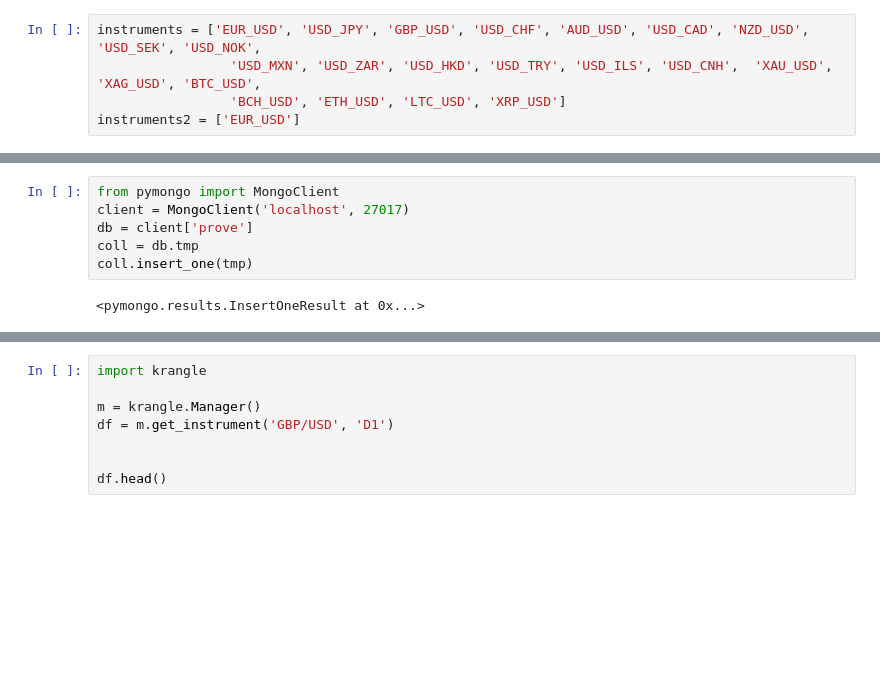
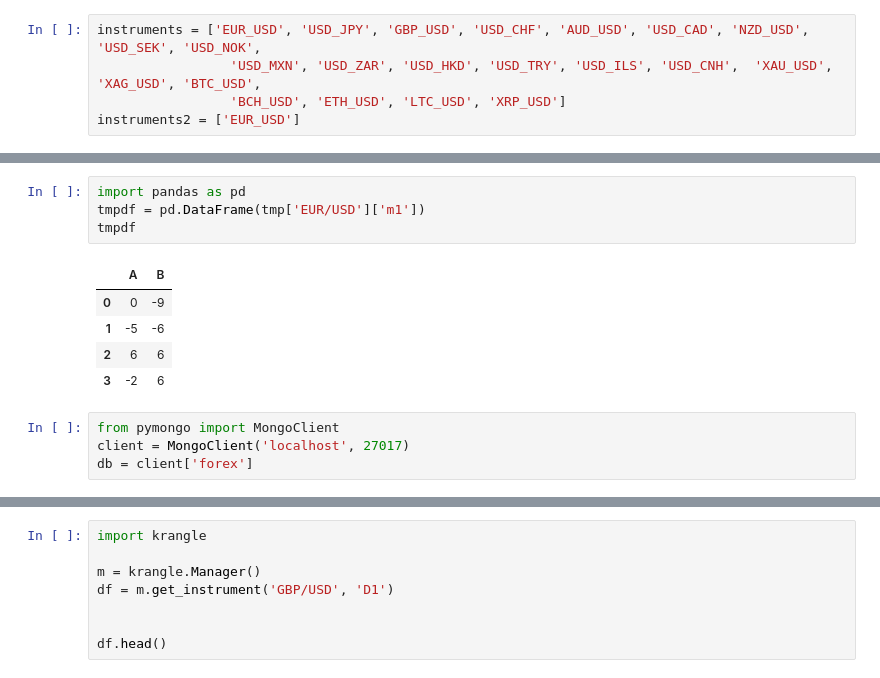
Before and after one commit to tazzo/kragle, a Jupyter notebook: forex_history.ipynb, the cells around one changed output, grey strips where cells are left out. Saved outputs shown, nothing was run; the diff lists cells and outputs as text; blank space fills up the shorter version.

```diff
--- a/forex_history.ipynb
+++ b/forex_history.ipynb
@@ -91,10 +117,16 @@ pp(tmp)
  'instruments': ['EUR/USD', 'USD/JPY', 'GBP/USD', 'USD/CHF'],
  'periods': ['m1', 'm5', 'm30', 'H2']}
+# %%
+import pandas as pd
+tmpdf = pd.DataFrame(tmp['EUR/USD']['m1'])
+tmpdf
+# %% [output]
+|  | A | B |
+| 0 | 0 | -9 |
+| 1 | -5 | -6 |
+| 2 | 6 | 6 |
+| 3 | -2 | 6 |
 # %%
 from pymongo import MongoClient
 client = MongoClient('localhost', 27017)
-db = client['prove']
-coll = db.tmp
-coll.insert_one(tmp)
+db = client['forex']
-# %% [output]
-<pymongo.results.InsertOneResult at 0x...>
```
Also changed, not shown: parts of 7 cells of this notebook, 2 other files.
